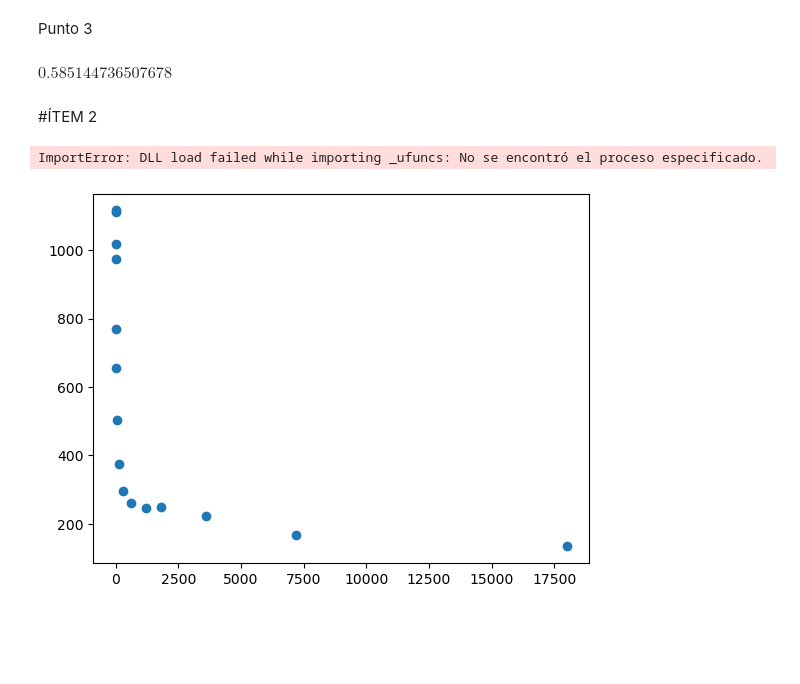
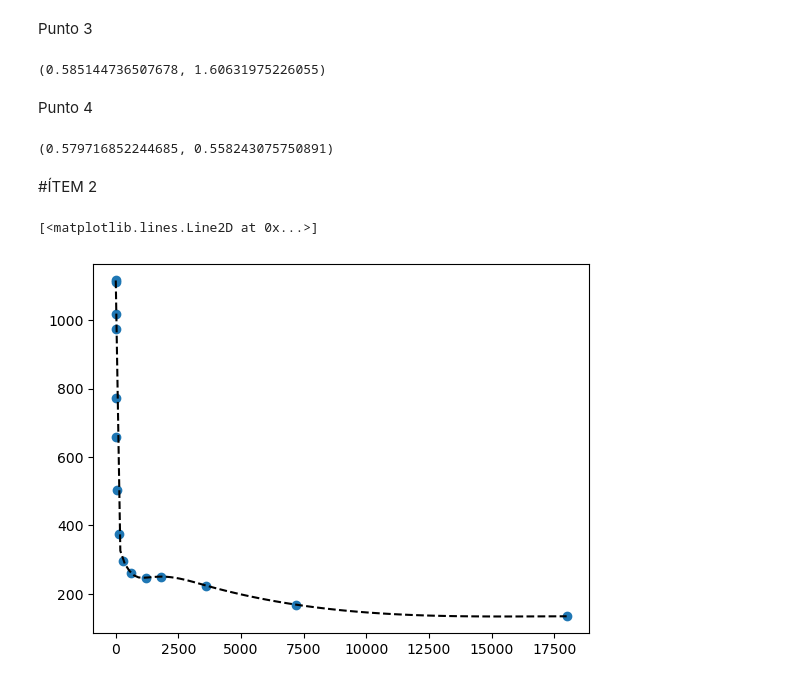
Before and after one commit to QuantumPower4/JuanGuzman-JhonAlex-HerraCompu-202302, a Jupyter notebook: Proyecto/Proyecto_JuanGuzman_JhonMontealegre.ipynb, the cells around one changed output. Saved outputs shown, nothing was run; the diff lists cells and outputs as text; code cells hidden in the pictures; blank space fills up the shorter version.

```diff
--- a/Proyecto/Proyecto_JuanGuzman_JhonMontealegre.ipynb
+++ b/Proyecto/Proyecto_JuanGuzman_JhonMontealegre.ipynb
@@ -57,6 +68,11 @@ plt.scatter(tiempos,P_leggs(tiempos))
 # %% [markdown]
 Punto 3
 # %%
-sym.solve(sym.Eq(Pleggs,237),t)[0]
+tiempo1_237W_primera_grafica = sym.solve(sym.Eq(Pleggs1,237),t)[0]
+tiempo2_237W_segunda_grafica = sym.solve(sym.Eq(Pleggs2,237),t)[0]
-# %% [output]
-$\displaystyle 0.585144736507678$
+# %%
+tiempo1_237W_primera_grafica, tiempo2_237W_segunda_grafica
+# %% [output]
+(0.585144736507678, 1.60631975226055)
+# %% [markdown]
+Punto 4
@@ -63,3 +88,10 @@ $\displaystyle 0.585144736507678$
+# %%
+tiempo1_237W_new1 = sym.solve(sym.Eq(Pleggs_new1_primera_grafica,237),t)[0]
+tiempo2_237W_new2 = sym.solve(sym.Eq(Pleggs_new2_primera_grafica,237),t)[0]
+
+tiempo1_237W_new1, tiempo2_237W_new2
+# %% [output]
+(0.579716852244685, 0.558243075750891)
 # %% [markdown]
 #ÍTEM 2
 # %%
@@ -69,8 +99,14 @@ DataFrame3 = pd.read_csv("data\curva-potencia.csv",sep=";")
 # %%
-p_media = DataFrame3["Power [W]"]
-time = DataFrame3["Time [s]"]
+DataFrame3 = pd.read_csv("data/curva-potencia.csv",sep=";")
+p_media = np.array(DataFrame3["Power [W]"])
+time = np.array(DataFrame3["Time [s]"])
 plt.scatter(time,p_media)
-scipy.interpolate.splrep(time, p_media, k=3)
+itp_spline = scipy.interpolate.splrep(time, p_media, k=3)
+
+x_new = np.linspace(time[0],time[-1],100)
+y_new = scipy.interpolate.splev(x_new, tck=itp_spline)
+
+plt.plot(x_new,y_new,color="black",linestyle="--")
 # %% [output]
-ImportError: DLL load failed while importing _ufuncs: No se encontró el proceso especificado.
+[<matplotlib.lines.Line2D at 0x...>]
-[figure, old version]
+[figure, new version]
```
Also changed, not shown: parts of 10 cells of this notebook.
